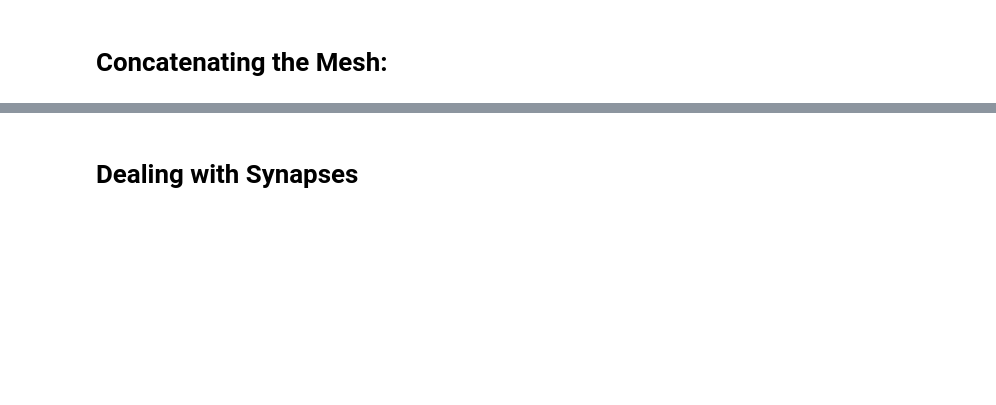
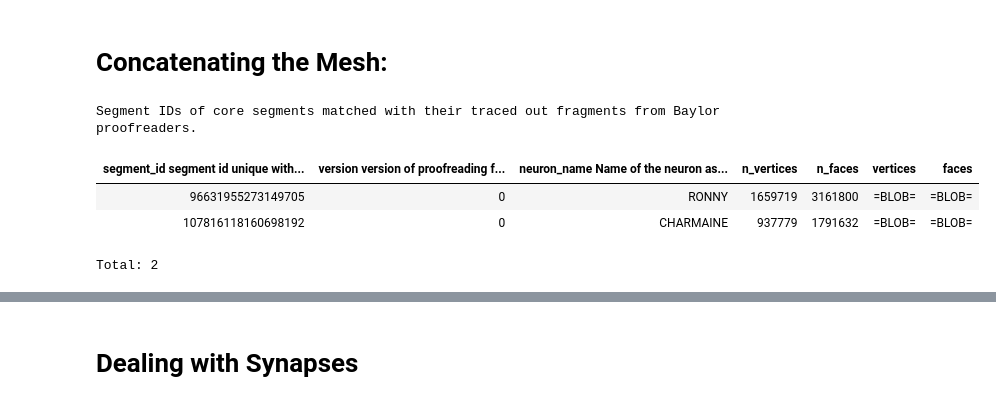
Before and after one commit to celiibrendan/Complete_Pinky100_Pipeline, a Jupyter notebook: notebooks/Platinum_Blender/Platinum_Blender_Tables_Methods.ipynb, the cells around one changed output, grey strips where cells are left out. Drawn from its saved outputs; the diff is of its cells as text; code cells hidden in the pictures; blank space fills up the shorter version.

```diff
--- a/notebooks/Platinum_Blender/Platinum_Blender_Tables_Methods.ipynb
+++ b/notebooks/Platinum_Blender/Platinum_Blender_Tables_Methods.ipynb
@@ -37,6 +37,14 @@ m65.FromNeuromancer.Subsegment()
 96631955273149705
 # %% [markdown]
 # Concatenating the Mesh:
+# %%
+m65.FromNeuromancer()
+# %% [output]
+Segment IDs of core segments matched with their traced out fragments from Baylor proofreaders.
+| segment_id segment id unique with... | version version of proofreading f... | neuron_name Name of the neuron as... | n_vertices | n_faces | vertices | faces |
+| 96631955273149705 | 0 | RONNY | 1659719 | 3161800 | =BLOB= | =BLOB= |
+| 107816118160698192 | 0 | CHARMAINE | 937779 | 1791632 | =BLOB= | =BLOB= |
+Total: 2
 # %%
 #have to adjust the coordinates by * [4, 4, 40])
 # practice on getting all of the synapses associated with a main segment and
```
Also changed, not shown: parts of 12 cells of this notebook, 11 other files.
